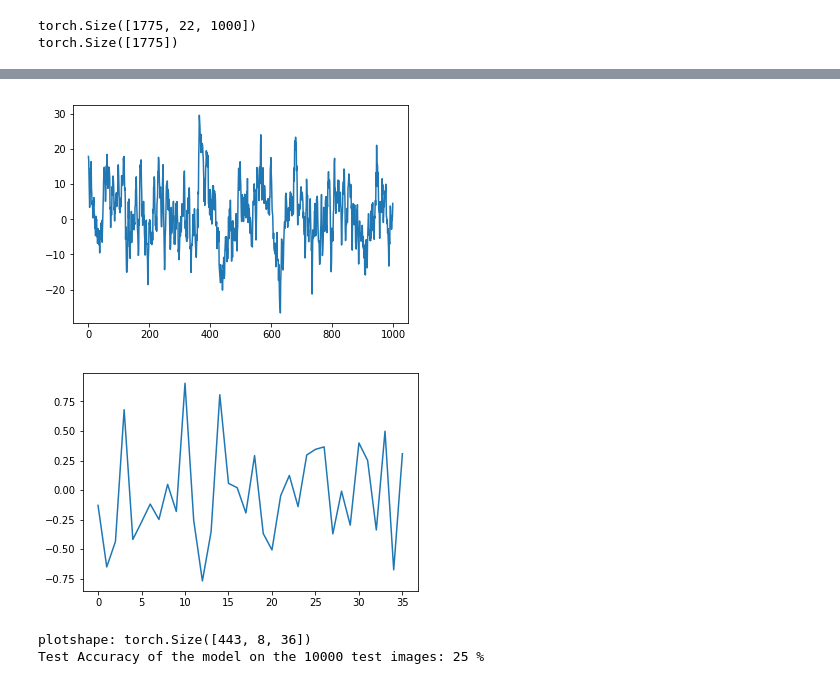
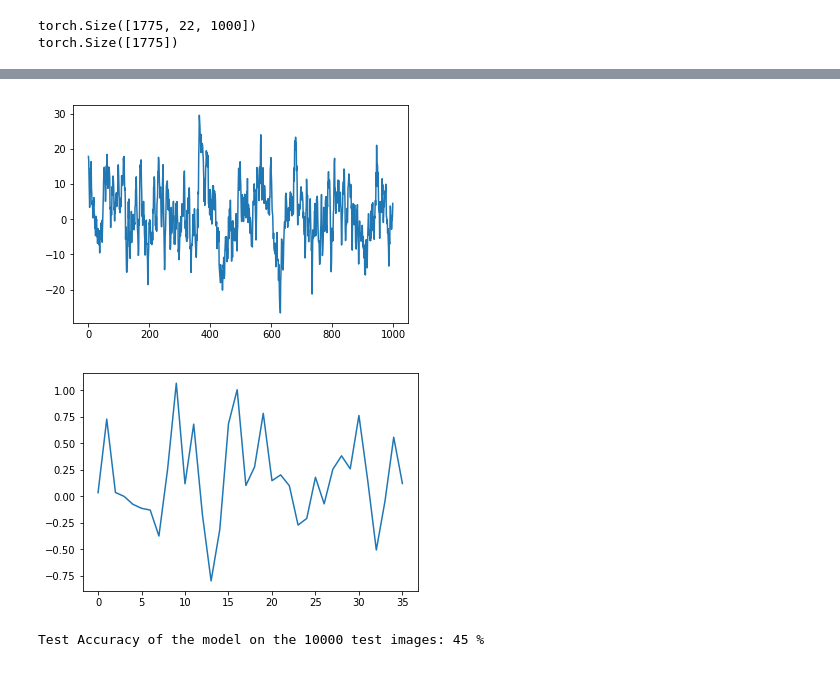
Before and after one commit to jayanthjaiswal/dl-project, a Jupyter notebook: src/vanilla_rnn/Vanilla RNN.ipynb, the cells around one changed output, grey strips where cells are left out. Drawn from its saved outputs; the diff is of its cells as text; code cells hidden in the pictures.

Commit message:
Removed the rnns to test just the CNN, turns out it does better

```diff
--- a/src/vanilla_rnn/Vanilla RNN.ipynb
+++ b/src/vanilla_rnn/Vanilla RNN.ipynb
@@ -191,11 +191,11 @@ net = VanillaRNN(
                 recurrent_use_bias = True,
                 recurrent_layer_num = 2,
                 #recurrent_dropout = 0.25,
-                final_hidden_layer_sizes = [],#[100, 10],
+                final_hidden_layer_sizes = [8*36],#[100, 10],
                 num_classes=NUM_CLASSES,
                 verbose = VERBOSE)
 
-FCC_SANITY = False
+FCC_SANITY = True
 
 #from FC import FC
 #net = FC()
@@ -441,22 +438,21 @@ Train Accuracy: 27 %
 # %%
 
 # Test the Model
 net.eval()  # Change model to 'eval' mode (BN uses moving mean/var).
 correct = 0
 total = 0
 images = Variable(torch.Tensor(rnn_test_data_X))
 labels = torch.LongTensor(rnn_test_data_Y)
-outputs, state = net(images)
+outputs = net(images)
 _, predicted = torch.max(outputs.data, 1)
 total += labels.size(0)
 correct += (predicted == labels).sum()
 
 print('Test Accuracy of the model on the 10000 test images: %d %%' % (100.0 * int(correct) / float(total)))
 # %% [output]
 [figure]
-[figure, old version]
+[figure, new version]
-plotshape: torch.Size([443, 8, 36])
-Test Accuracy of the model on the 10000 test images: 25 %
+Test Accuracy of the model on the 10000 test images: 45 %
 # %%
 l = list(net.layer1.modules())
 print(l[1].running_mean)
```
Also changed, not shown: parts of 3 cells of this notebook, 1 other file.
